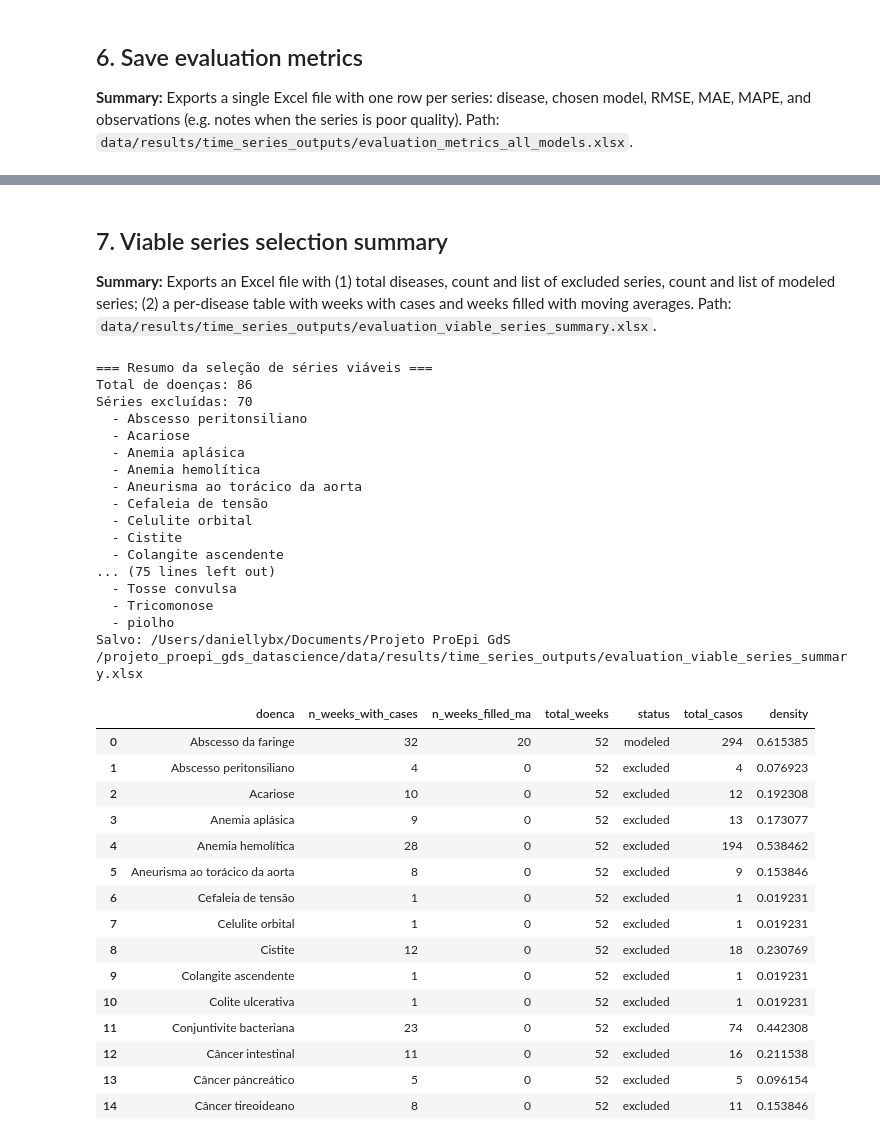
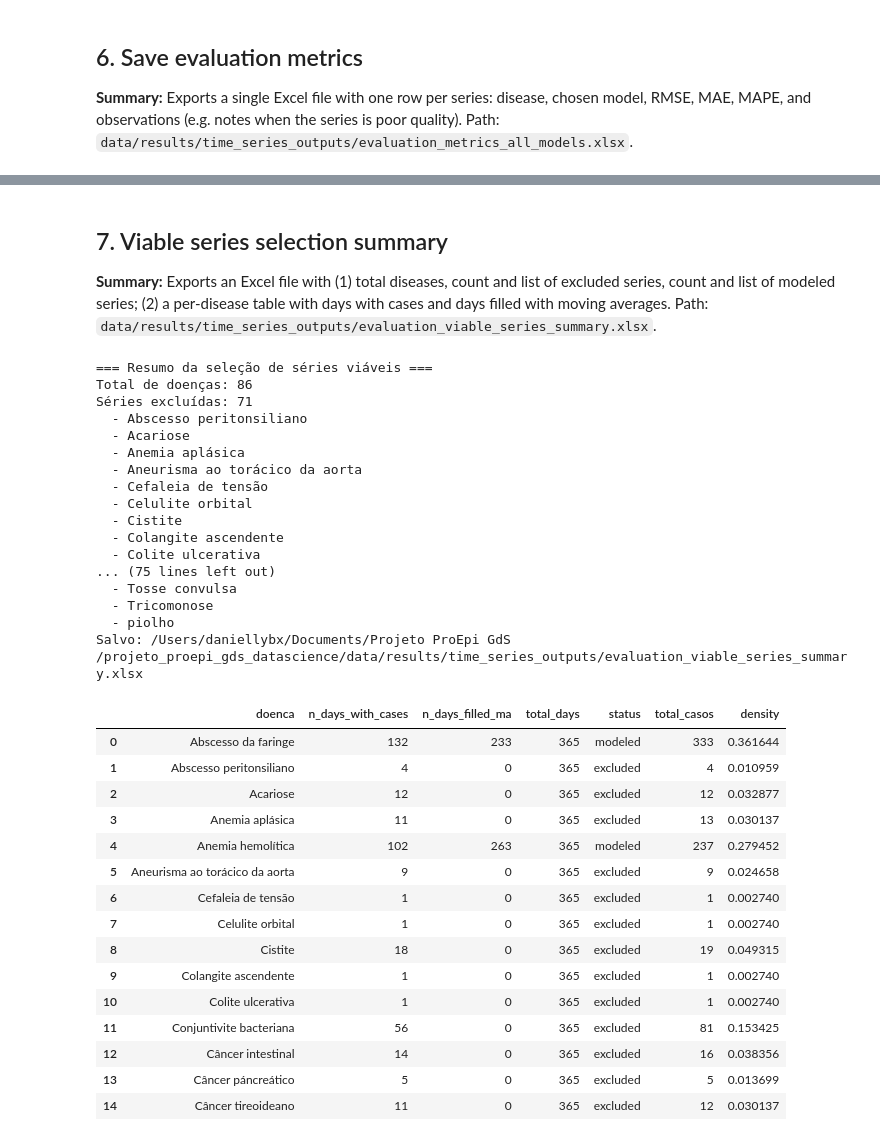
Before and after one commit to daniellybx/projeto_proepi_gds_datascience, a Jupyter notebook: notebooks/04_time_series_analysis.ipynb, the cells around one changed output, grey strips where cells are left out. Drawn from its saved outputs; the diff is of its cells as text; code cells hidden in the pictures.

```diff
--- a/notebooks/04_time_series_analysis.ipynb
+++ b/notebooks/04_time_series_analysis.ipynb
@@ -130,12 +130,13 @@ TIME_BUDGET = 90
 
 for i, doenca in enumerate(viable):
     print(f"  [{i+1}/{len(viable)}] {doenca}")
-    sub = weekly[weekly["doenca"] == doenca].set_index("week")["casos"]
-    series = sub.reindex(pd.DatetimeIndex(weeks_full)).fillna(0)
-    # Preencher lacunas (semanas sem dados) com média móvel (janela 3, centralizada)
+    sub = daily[daily["doenca"] == doenca].set_index("date")["casos"]
+    sub.index = pd.DatetimeIndex(sub.index)
+    series = sub.reindex(pd.DatetimeIndex(days_full)).fillna(0)
+    # Preencher lacunas (dias vazios) com média móvel (janela 7 dias, centralizada)
     mask_gap = (series == 0)
     if mask_gap.any():
-        rol = series.rolling(3, min_periods=1, center=True).mean()
+        rol = series.rolling(7, min_periods=1, center=True).mean()
         series = series.copy()
         series[mask_gap] = rol[mask_gap]
         # Bordas que ainda ficaram zero: preencher com ffill/bfill
@@ -143,14 +144,14 @@ for i, doenca in enumerate(viable):
             series = series.replace(0, np.nan).ffill().bfill().fillna(0)
     series = series.astype(float)
     n = len(series)
-    if n < N_WEEKS:
+    if n < N_DAYS:
         continue
-    cut = TEST_START_WEEK - 1  # treino = semanas 1 a 36 (índices 0..35)
+    cut = TRAIN_DAYS  # treino = primeiros 252 dias, teste = últimos 113
     train_series = series.iloc[:cut]
-    test_series = series.iloc[cut:]
+    test_series = series.iloc[cut:cut + TEST_DAYS]
     train_df = train_series.reset_index()
     train_df.columns = ["timestamp", "value"]
-    period = len(test_series)  # 16 semanas (37 a 52)
+    period = len(test_series)  # 113 dias
     test_series_used = test_series
 
     try:
@@ -176,7 +177,8 @@ for i, doenca in enumerate(viable):
 
     res_std = np.nanstd(y_test - y_pred)
     if np.isnan(res_std) or res_std <= 0:
-        res_std = np.nanstd(y_test) or 1.0
+        # Quando teste é constante (ex.: zeros), usar 0 para IC não ficar artificialmente largo
+        res_std = np.nanstd(y_test) if np.isfinite(np.nanstd(y_test)) and np.nanstd(y_test) > 0 else 0.0
     lower = np.maximum(y_pred - 1.96 * res_std, 0)
     upper = y_pred + 1.96 * res_std
 
@@ -205,8 +207,10 @@ for i, doenca in enumerate(viable):
     rmse_val = rmse(y_test, y_pred)
     mape_val = mape(y_test, y_pred)
     mae_val = mean_absolute_error(y_test, y_pred)
-    ci_crosses_zero = np.any((y_pred - 1.96 * res_std) <= 0)
-    bad_metrics = (np.isfinite(mape_val) and mape_val > 100) or (np.isfinite(rmse_val) and rmse_val > 2 * np.nanmean(y_test))
+    # Só penalizar "IC passando pelo zero" quando o período de teste tem variância real (evita marcar como ruim séries com teste todo zero)
+    test_has_variance = np.isfinite(np.nanstd(y_test)) and np.nanstd(y_test) > 1e-6
+    ci_crosses_zero = np.any((y_pred - 1.96 * res_std) <= 0) and test_has_variance
+    bad_metrics = (np.isfinite(mape_val) and mape_val > 100) or (test_has_variance and np.isfinite(rmse_val) and rmse_val > 2 * np.nanmean(y_test))
     if ci_crosses_zero or bad_metrics:
         obs = "Série muito ruim: "
         parts = []
@@ -330,7 +428,7 @@ Salvo: /Users/daniellybx/Documents/Projeto ProEpi GdS /projeto_proepi_gds_datasc
 # %% [markdown]
 ## 7. Viable series selection summary
 
-**Summary:** Exports an Excel file with (1) total diseases, count and list of excluded series, count and list of modeled series; (2) a per-disease table with weeks with cases and weeks filled with moving averages. Path: `data/results/time_series_outputs/evaluation_viable_series_summary.xlsx`.
+**Summary:** Exports an Excel file with (1) total diseases, count and list of excluded series, count and list of modeled series; (2) a per-disease table with days with cases and days filled with moving averages. Path: `data/results/time_series_outputs/evaluation_viable_series_summary.xlsx`.
 # %%
 total_diseases = len(density_df)
 excluded = density_df[~density_df["doenca"].isin(viable)]["doenca"].tolist()
@@ -347,61 +445,61 @@ print(f"Séries modeladas: {n_modeled}")
 for d in modeled:
     print(f"  - {d}")
 
-n_weeks = len(weeks_full)
+n_days = len(days_full)
 per_disease = density_df.copy()
-per_disease["n_weeks_with_cases"] = per_disease["n_weeks_with_data"]
-per_disease["n_weeks_filled_ma"] = per_disease.apply(
-    lambda r: (n_weeks - r["n_weeks_with_data"]) if r["doenca"] in viable else 0, axis=1
+per_disease["n_days_with_cases"] = per_disease["n_days_with_data"]
+per_disease["n_days_filled_ma"] = per_disease.apply(
+    lambda r: (n_days - r["n_days_with_data"]) if r["doenca"] in viable else 0, axis=1
 )
-per_disease["total_weeks"] = n_weeks
+per_disease["total_days"] = n_days
 per_disease["status"] = per_disease["doenca"].apply(
     lambda d: "modeled" if d in modeled else ("viable" if d in viable else "excluded")
 )
-per_disease = per_disease[["doenca", "n_weeks_with_cases", "n_weeks_filled_ma", "total_weeks", "status", "total_casos", "density"]]
+per_disease = per_disease[["doenca", "n_days_with_cases", "n_days_filled_ma", "total_days", "status", "total_casos", "density"]]
 
 path_summary = PATH_OUTPUT / "evaluation_viable_series_summary.xlsx"
 with pd.ExcelWriter(path_summary, engine="openpyxl") as writer:
     summary_df = pd.DataFrame({
         "metric": ["total_diseases", "excluded_count", "modeled_count"],
         "value": [total_diseases, n_excluded, n_modeled],
     })
     summary_df.to_excel(writer, sheet_name="Summary", index=False)
     pd.DataFrame({"excluded_series": excluded}).to_excel(writer, sheet_name="Excluded_series", index=False)
     pd.DataFrame({"modeled_series": modeled}).to_excel(writer, sheet_name="Modeled_series", index=False)
     per_disease.to_excel(writer, sheet_name="Per_disease", index=False)
 print(f"Salvo: {path_summary}")
 per_disease.head(15)
 # %% [output]
 === Resumo da seleção de séries viáveis ===
 Total de doenças: 86
-Séries excluídas: 70
+Séries excluídas: 71
   - Abscesso peritonsiliano
   - Acariose
   - Anemia aplásica
-  - Anemia hemolítica
   - Aneurisma ao torácico da aorta
   - Cefaleia de tensão
   - Celulite orbital
   - Cistite
   - Colangite ascendente
+  - Colite ulcerativa
 ... (75 lines left out)
   - Tosse convulsa
   - Tricomonose
   - piolho
 Salvo: /Users/daniellybx/Documents/Projeto ProEpi GdS /projeto_proepi_gds_datascience/data/results/time_series_outputs/evaluation_viable_series_summary.xlsx
-|  | doenca | n_weeks_with_cases | n_weeks_filled_ma | total_weeks | status | total_casos | density |
-| 0 | Abscesso da faringe | 32 | 20 | 52 | modeled | 294 | 0.615385 |
-| 1 | Abscesso peritonsiliano | 4 | 0 | 52 | excluded | 4 | 0.076923 |
-| 2 | Acariose | 10 | 0 | 52 | excluded | 12 | 0.192308 |
-| 3 | Anemia aplásica | 9 | 0 | 52 | excluded | 13 | 0.173077 |
-| 4 | Anemia hemolítica | 28 | 0 | 52 | excluded | 194 | 0.538462 |
-| 5 | Aneurisma ao torácico da aorta | 8 | 0 | 52 | excluded | 9 | 0.153846 |
-| 6 | Cefaleia de tensão | 1 | 0 | 52 | excluded | 1 | 0.019231 |
-| 7 | Celulite orbital | 1 | 0 | 52 | excluded | 1 | 0.019231 |
-| 8 | Cistite | 12 | 0 | 52 | excluded | 18 | 0.230769 |
-| 9 | Colangite ascendente | 1 | 0 | 52 | excluded | 1 | 0.019231 |
-| 10 | Colite ulcerativa | 1 | 0 | 52 | excluded | 1 | 0.019231 |
-| 11 | Conjuntivite bacteriana | 23 | 0 | 52 | excluded | 74 | 0.442308 |
-| 12 | Câncer intestinal | 11 | 0 | 52 | excluded | 16 | 0.211538 |
-| 13 | Câncer páncreático | 5 | 0 | 52 | excluded | 5 | 0.096154 |
-| 14 | Câncer tireoideano | 8 | 0 | 52 | excluded | 11 | 0.153846 |
+|  | doenca | n_days_with_cases | n_days_filled_ma | total_days | status | total_casos | density |
+| 0 | Abscesso da faringe | 132 | 233 | 365 | modeled | 333 | 0.361644 |
+| 1 | Abscesso peritonsiliano | 4 | 0 | 365 | excluded | 4 | 0.010959 |
+| 2 | Acariose | 12 | 0 | 365 | excluded | 12 | 0.032877 |
+| 3 | Anemia aplásica | 11 | 0 | 365 | excluded | 13 | 0.030137 |
+| 4 | Anemia hemolítica | 102 | 263 | 365 | modeled | 237 | 0.279452 |
+| 5 | Aneurisma ao torácico da aorta | 9 | 0 | 365 | excluded | 9 | 0.024658 |
+| 6 | Cefaleia de tensão | 1 | 0 | 365 | excluded | 1 | 0.002740 |
+| 7 | Celulite orbital | 1 | 0 | 365 | excluded | 1 | 0.002740 |
+| 8 | Cistite | 18 | 0 | 365 | excluded | 19 | 0.049315 |
+| 9 | Colangite ascendente | 1 | 0 | 365 | excluded | 1 | 0.002740 |
+| 10 | Colite ulcerativa | 1 | 0 | 365 | excluded | 1 | 0.002740 |
+| 11 | Conjuntivite bacteriana | 56 | 0 | 365 | excluded | 81 | 0.153425 |
+| 12 | Câncer intestinal | 14 | 0 | 365 | excluded | 16 | 0.038356 |
+| 13 | Câncer páncreático | 5 | 0 | 365 | excluded | 5 | 0.013699 |
+| 14 | Câncer tireoideano | 11 | 0 | 365 | excluded | 12 | 0.030137 |
```
Also changed, not shown: parts of 9 cells of this notebook.
